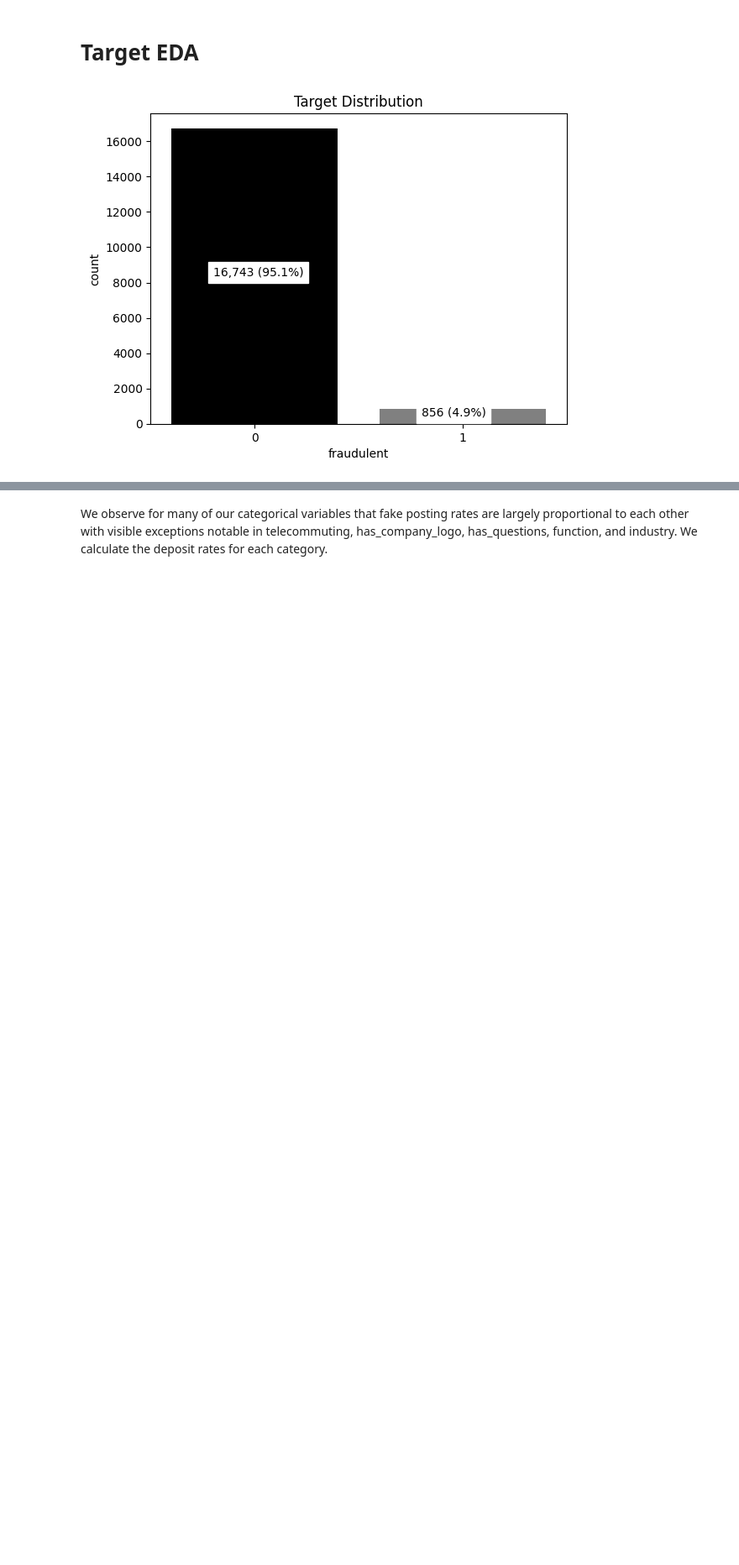
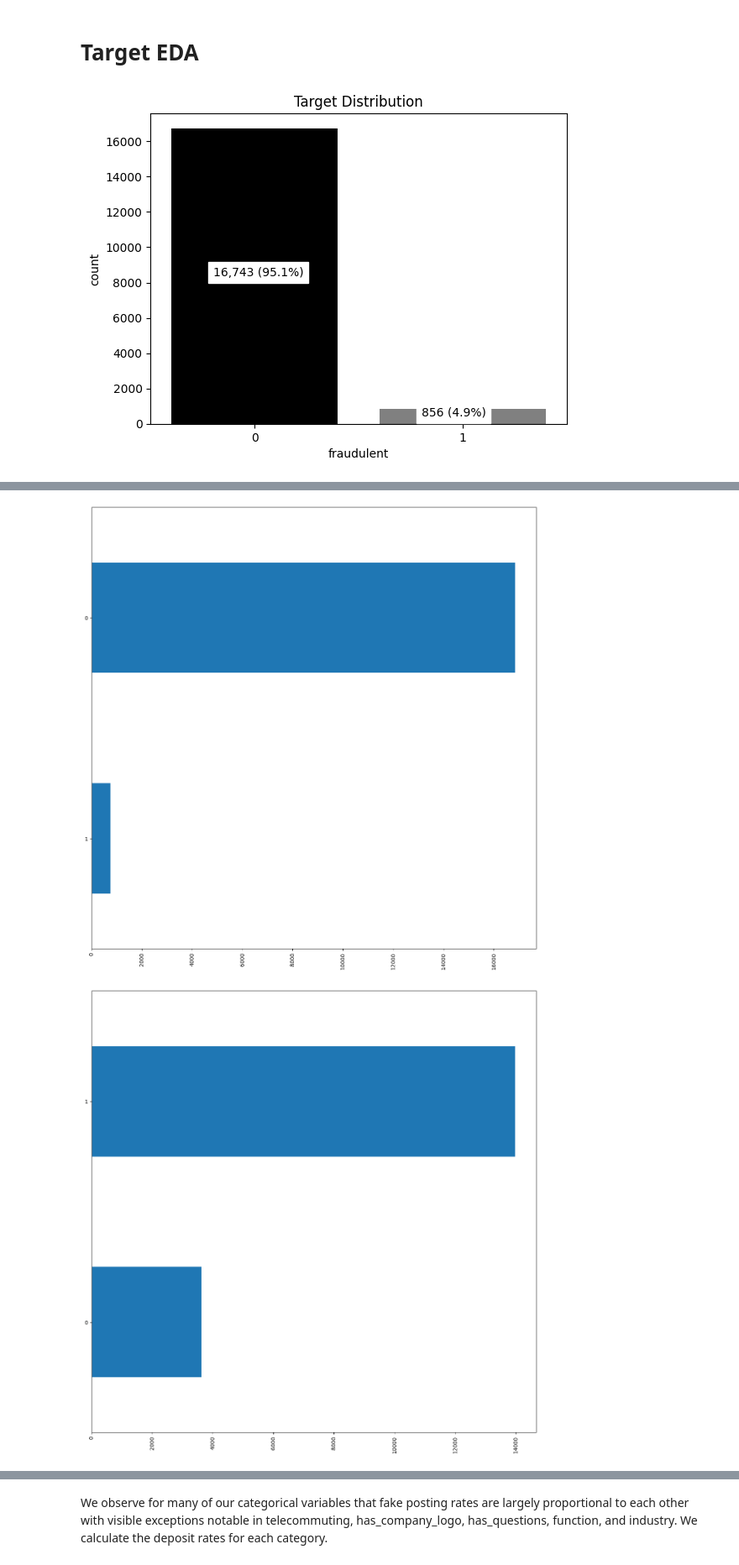
Before and after one commit to ADS-599-Team-2-Capstone/ADS-599-Capstone, a Jupyter notebook: Code Library Folder/ADS-599_Team-2_Data-Exploration-ZAF.ipynb, the cells around one changed output, grey strips where cells are left out. Shown at 84% size. Saved outputs shown, nothing was run; the diff lists cells and outputs as text; code cells hidden in the pictures; blank space fills up the shorter version.

```diff
--- a/Code Library Folder/ADS-599_Team-2_Data-Exploration-ZAF.ipynb
+++ b/Code Library Folder/ADS-599_Team-2_Data-Exploration-ZAF.ipynb
@@ -350,0 +352,14 @@ target_distribution(data=dd_raw_df,
+# %%
+# Plot the categorical variables with low cardinality.
+cat_vars = ["telecommuting", "has_company_logo", "has_questions",
+            "employment_type", "required_experience", "required_education",
+            "industry", "function"]
+
+for col in cat_vars:
+    plt.figure(figsize=(15,15))
+    ax = dd_raw_df[col].value_counts().sort_values().plot(kind = 'barh')
+    plt.xticks(rotation=90)
+    plt.show()
+# %% [output]
+[figure, added]
+[figure, added]
```
Also changed, not shown: parts of 3 cells of this notebook.
